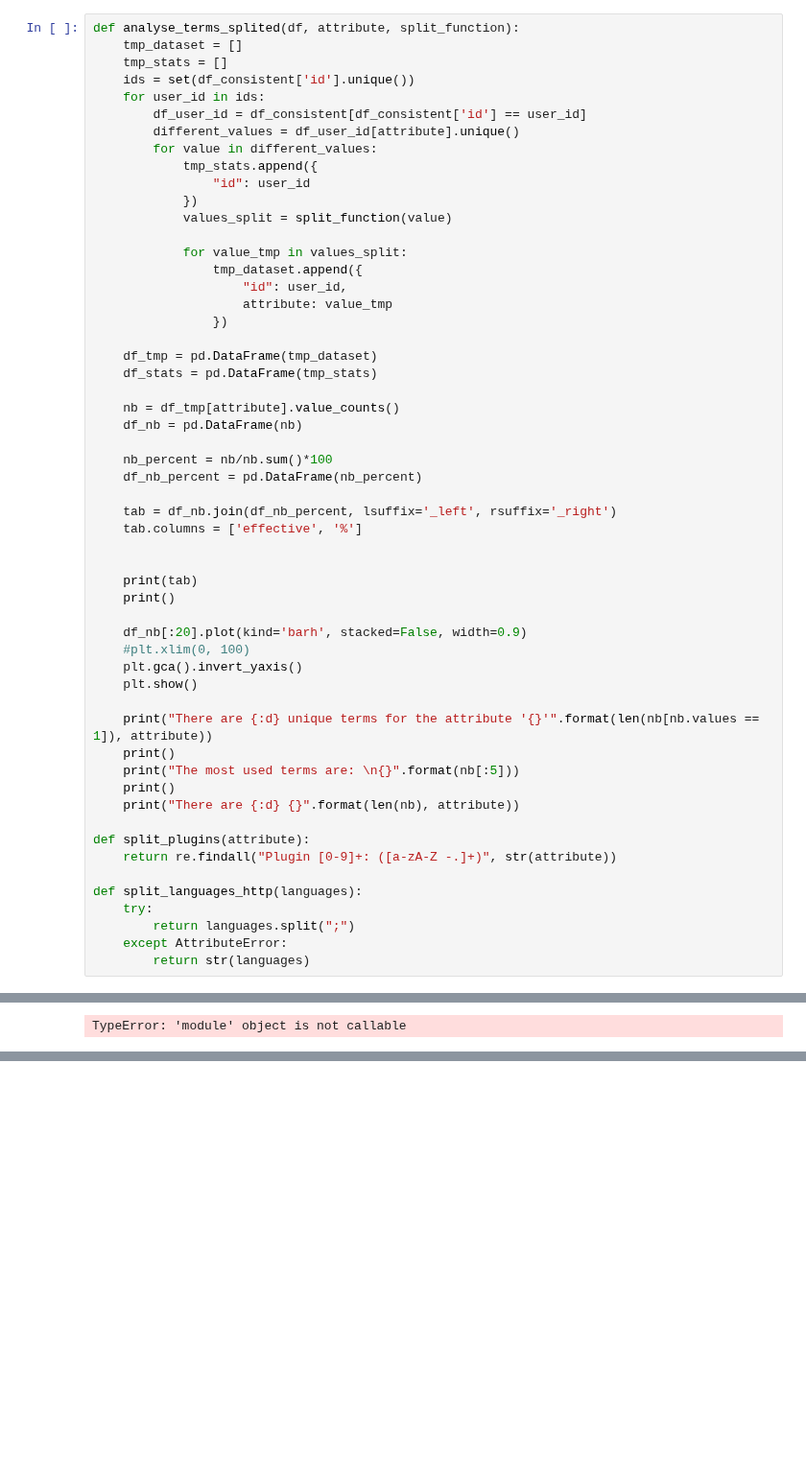
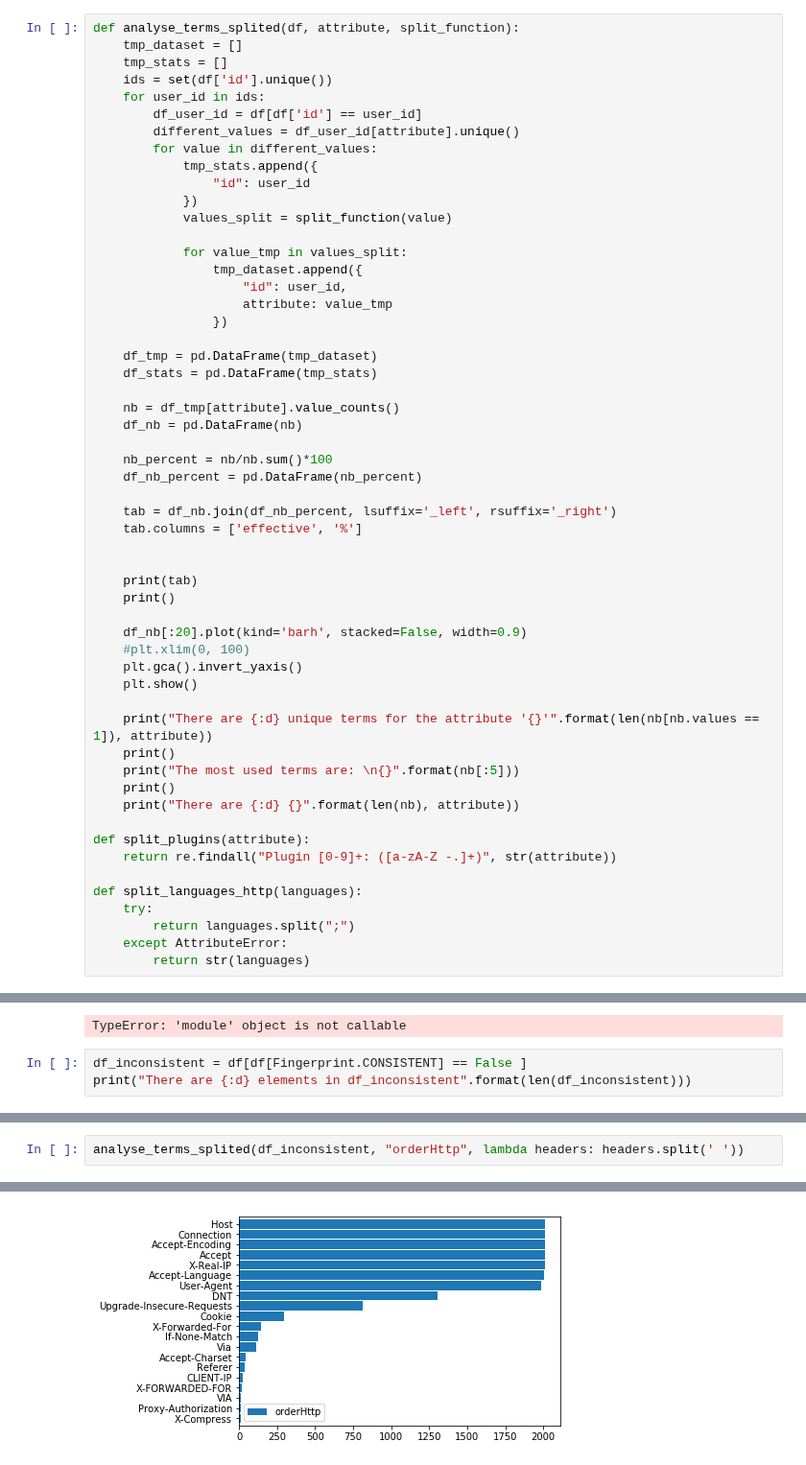
Before and after one commit to mGosset/BrowserFingerprint, a Jupyter notebook: notebooks/exploratory/analyse_empreintes.ipynb, the cells around one changed output, grey strips where cells are left out. Shown at 96% size. Cells and saved outputs as stored; diff of their text form; blank space fills up the shorter version.

Commit message:
analyze headers of inconsistent fingerprints

```diff
--- a/notebooks/exploratory/analyse_empreintes.ipynb
+++ b/notebooks/exploratory/analyse_empreintes.ipynb
@@ -262,9 +262,9 @@ KeyError: "['en' 'en' 'fr' ... 'es' 'en' 'nl'] not in index"
 def analyse_terms_splited(df, attribute, split_function):
     tmp_dataset = []
     tmp_stats = []
-    ids = set(df_consistent['id'].unique())
+    ids = set(df['id'].unique())
     for user_id in ids:
-        df_user_id = df_consistent[df_consistent['id'] == user_id]
+        df_user_id = df[df['id'] == user_id]
         different_values = df_user_id[attribute].unique()
         for value in different_values:
             tmp_stats.append({
@@ -608,3 +608,6 @@ pd.DataFrame(df_consistent['languageHttp'].unique())
 df_consistent_language= df_consistent.insert(len(df_consistent.columns), 'e', pd.Series(np.random(5),  index=df_consistent.index))
 # %% [output]
 TypeError: 'module' object is not callable
+# %%
+df_inconsistent = df[df[Fingerprint.CONSISTENT] == False ]
+print("There are {:d} elements in df_inconsistent".format(len(df_inconsistent)))
@@ -610,0 +616,3 @@ TypeError: 'module' object is not callable
+# %%
+analyse_terms_splited(df_inconsistent, "orderHttp", lambda headers: headers.split(' '))
+# %% [output]
@@ -610,0 +636 @@ TypeError: 'module' object is not callable
+[figure, added]
```
Also changed, not shown: parts of 2 cells of this notebook.
